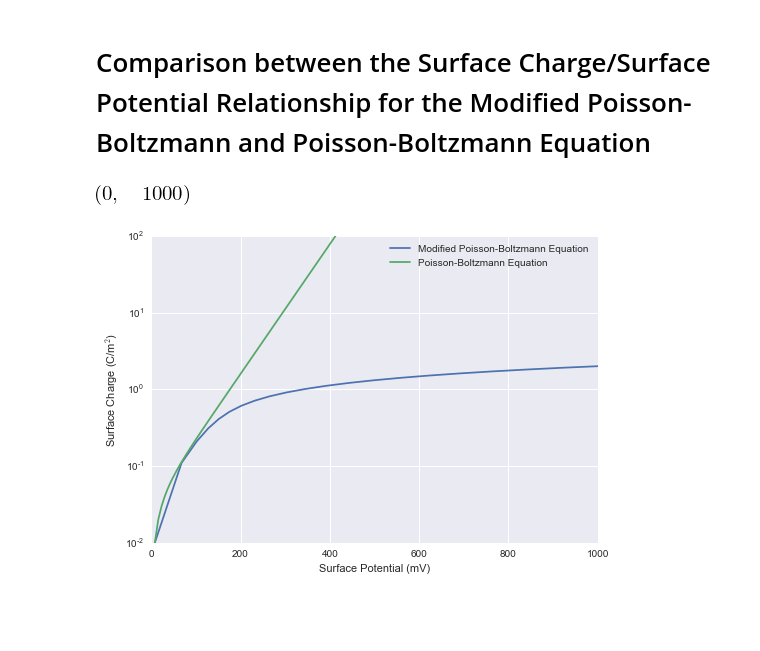
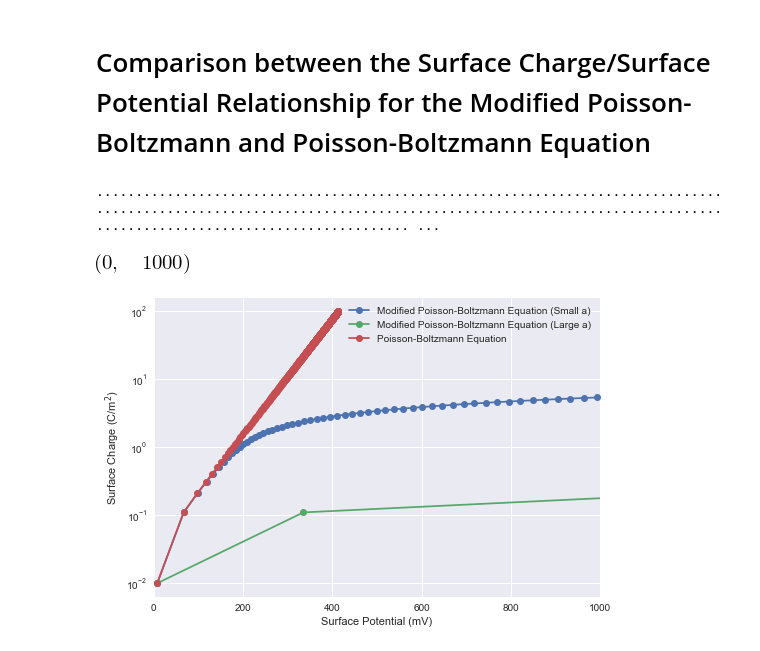
Before and after one commit to bml1g12/P-B-SurfPot-Calc, a Jupyter notebook: SurfaceChargeCalculations.ipynb, the cells around one changed output. Cells and saved outputs as stored; diff of their text form; code cells hidden in the pictures; blank space fills up the shorter version.

```diff
--- a/SurfaceChargeCalculations.ipynb
+++ b/SurfaceChargeCalculations.ipynb
@@ -106,13 +110,13 @@ delta_psi
 [figure]
 # %%
 #Set Global Constants for this iPython notebook
-from scipy.constants import epsilon_0, elementary_charge, N_A, Boltzmann
+from scipy.constants import epsilon_0, elementary_charge, N_A, Boltzmann, pi
 T=298.15 #K
 k=Boltzmann #J/K
 e=elementary_charge #Coulombs
 z=1 #electrolyte valence
 avo_L=N_A #mol^-1
-epsilon_medium=epsilon_0*80 #free space * relative permitivity of water: F/m or m-3 kg-1 s4 A2 or C/epsilon_0
+epsilon_medium=epsilon_0*78.5 #free space * relative permitivity of water: F/m or m-3 kg-1 s4 A2 or C/epsilon_0
 # %%
 def delta_psi_monovalent(x,y, ionic_stren):
     """This function find the change in surface potential due to addition of additional charge to the surface, e.g. representing biomolecule binding in a BioFET
@@ -128,8 +132,12 @@ def delta_psi_monovalent(x,y, ionic_stren):
     sigma_bio=y
     sigma_0=x
     n_0=ionic_stren*1000 # mol/m^3
-    delta_psi=(2*k*T)/(z*e)*sympy.asinh(((sigma_0+sigma_bio)/sympy.sqrt(8*epsilon_medium*k*T*n_0*avo_L))) - (2*k*T)/(z*e)*sympy.asinh(((sigma_0)/sympy.sqrt(8*epsilon_medium*k*T*n_0*avo_L)))
+    t1=(2*k*T)/(z*e)*sympy.asinh(((sigma_0+sigma_bio)/sympy.sqrt(8*epsilon_medium*k*T*n_0*avo_L)))
+    t2=(2*k*T)/(z*e)*sympy.asinh(((sigma_0          )/sympy.sqrt(8*epsilon_medium*k*T*n_0*avo_L)))
+    delta_psi=t1-t2
     return delta_psi*1000 #mV
+
+
 
 xchoice="Bare Surface Charge (C/m$^2$)"
 ychoice="Ionic Strength (M)"
@@ -265,7 +273,8 @@ def delta_psi_mpb(sigma_0,sigma_bio, ionic_stren):
     kappa=sympy.sqrt((2*n_0*avo_L*(e**2))/(epsilon_medium*k*T))
     debyel=1/kappa
 
-    a=184*2e-12 #meters, Size of the ion (in meters, Table 1 paper, Na+) 125 is KCl
+    a=184*1e-12 #meters, Size of the ion (in meters, Table 1 paper , Na+) 125 is KCl. "Numerical Simulation of the Electrical Double Layer Based on the
+                #  Poisson-Boltzmann Models for AC Electroosmosis Flows Pascale Pham*(1), Matthieu Howorth(1), Anne Planat-Chrétien(1) and Sedat Tardu(
 
     nu=2*(a**3)*number_density_ionic_strength # Packing parameter, unitless
     #Note sinh and not asinh is used as this is not the analytical solution for potential, but the expression for charge density in the edl i.e. surface charge
@@ -306,25 +315,26 @@ x = sympy.symbols("x") # The potential to be solved for numerically.
 def delta_psi_mpb(sigma_0, ionic_stren, SCALE=1):
     """Modified Poisson Boltzmann Equation, as shown in previous cell but without "biomolecule".
     Return  the surface potential as a function of surface charge 'x'.
-    #Fudge parameter is a scale factor for the size of ions in the model (empirical parameter) """
+    #SCALE parameter is a scale factor for the size of ions in the model (empirical parameter) """
 
     n_0=ionic_stren*1000.0 # mol/m^3
     number_density_ionic_strength=n_0*avo_L
     kappa=sympy.sqrt((2*n_0*avo_L*(e**2))/(epsilon_medium*k*T))
     debyel=1/kappa
 
-    a=184*2e-12 #meters, Size of the ion (in meters, Table 1 paper, Na+) 125 is KCl
-    nu=2*(a**3)*number_density_ionic_strength*SCALE # Packing parameter, unitless
+    a=184*1e-12 #meters, Size of the ion (in meters, Table 1 paper, Na+) 125 is KCl
+    nu=2*((a*SCALE)**3)*number_density_ionic_strength # Packing parameter, unitless
+
     #Note that q_edl is positive here, but as I want q_surface I've put a negative sign in front which cancels with the negative sign in the paper to make no sign.
     sinhterm=sympy.sinh(z*e*x/(2*k*T))**2
     innerrootterm=(2/nu)*sympy.log(1+2*nu*sinhterm)
     eqn=(  sympy.sign(x)*2*e*z*number_density_ionic_strength*debyel*sympy.sqrt(innerrootterm)  )  -  sigma_0
-
-    psi=sympy.nsolve(eqn, x, 0.1, solver='newton') #http://docs.sympy.org/0.7.0/modules/mpmath/calculus/optimization.html
+    psi=sympy.nsolve(eqn, x, 0.1, solver='secant') #http://docs.sympy.org/0.7.0/modules/mpmath/calculus/optimization.html
+    print(".",end="")
     return psi*1000 #mV
 
 def delta_psi_monovalent(x, ionic_stren):
-    """Modified Poisson Boltzmann Equation, as shown in previous cell but without "biomolecule".
+    """Poisson Boltzmann Equation, as shown in previous cell but without "biomolecule".
     Return  the surface potential as a function of surface charge 'x'.
     The model is the Poisson-Boltzmann Equation (i.e. the Grahame equation solved for potential) for a monovalent 1:1 electrolyte
     Input: The Ionic Strength (in Molar), 'ionic_stren'
@@ -339,35 +349,38 @@ def delta_psi_monovalent(x, ionic_stren):
 
     return psi*1000 #mV
 
 a=delta_psi_mpb(0.005, 0.9)
 b=delta_psi_monovalent(0.005,0.3)
-xspan=np.arange(0.01,10,0.1)
-xspan2=np.arange(0.01,100,0.01)
+xspan=np.arange(0.01,100,0.1)
+xspan2=np.arange(0.01,100,0.1)
 
 ionic_stren=0.3
 
 ######The below commented code can be used to get scale factors to
 #compare to scale axis to being dimensionless, like the figures in
 #original Kilic et al. Modified Poisson Boltzmann equation paper
 #n_0=ionic_stren*1000.0 # mol/m^3
 #number_density_ionic_strength=n_0*avo_L
 #kappa=sympy.sqrt((2*n_0*avo_L*(e**2))/(epsilon_medium*k*T))
 #debyel=1/kappa
 #factor=1/(2*elementary_charge*number_density_ionic_strength*debyel)
 #a=184*2e-12 #meters, Size of the ion (in meters, Table 1 paper, Na+) 125 is KCl
 #nu=2*(a**3)*number_density_ionic_strength # Packing parameter, unitless
 #####
 
 pot_mpb=[delta_psi_mpb(chg, ionic_stren) for chg in xspan]
+pot_mpb_tmp=[delta_psi_mpb(chg, ionic_stren, SCALE=10) for chg in xspan]
 pot_grahame=[delta_psi_monovalent(chg, ionic_stren) for chg in xspan2]
 
-plt.plot(pot_mpb, xspan, label='Modified Poisson-Boltzmann Equation')
-plt.plot(pot_grahame, xspan2, label='Poisson-Boltzmann Equation')
+plt.plot(pot_mpb, xspan, '-o', label='Modified Poisson-Boltzmann Equation (Small a)')
+plt.plot(pot_mpb_tmp, xspan, '-o', label='Modified Poisson-Boltzmann Equation (Large a)')
+plt.plot(pot_grahame, xspan2, '-o', label='Poisson-Boltzmann Equation')
 plt.legend()
 plt.xlabel("Surface Potential (mV)")
 plt.ylabel("Surface Charge (C/m$^{2}$)")
 plt.yscale("log")
 plt.xlim(0,1000)
 # %% [output]
+........................................................................................................................................................................................................ ...
 [figure]
-[figure, old version]
+[figure, new version]
```
Also changed, not shown: parts of 2 cells of this notebook.
